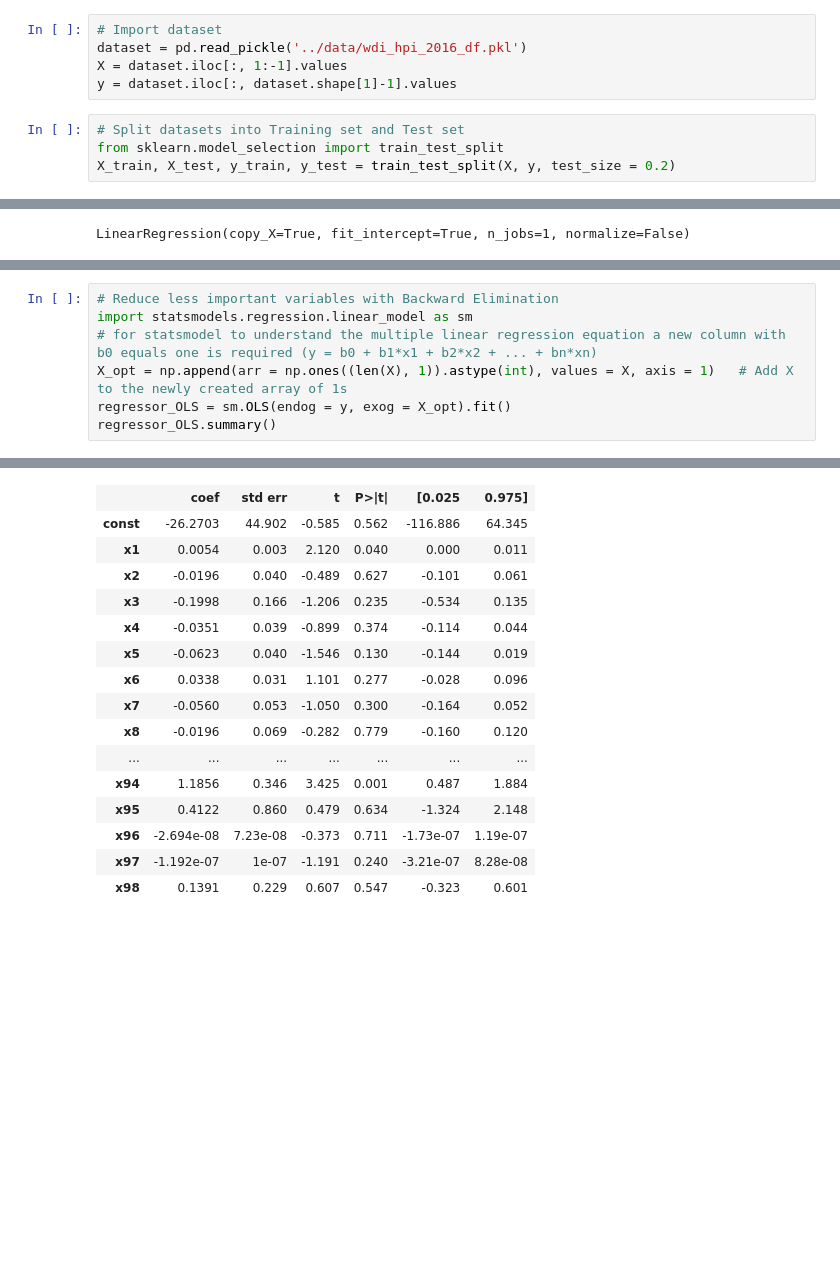
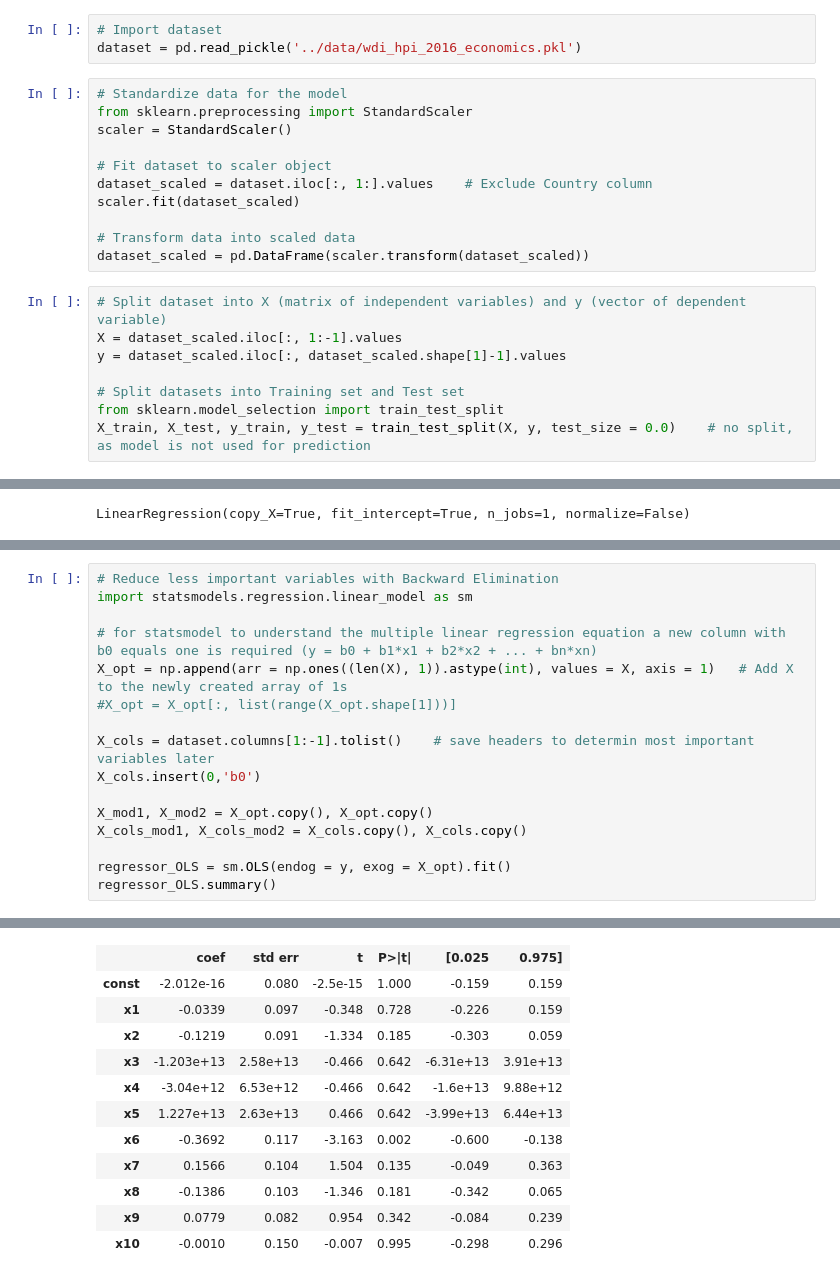
Before and after one commit to MaxMaelicke/WDI_HPI_blog_post, a Jupyter notebook: jupyter_notebooks/Multiple Linear Regression.ipynb, the cells around one changed output, grey strips where cells are left out. Cells and saved outputs as stored; diff of their text form; blank space fills up the shorter version.

```diff
--- a/jupyter_notebooks/Multiple Linear Regression.ipynb
+++ b/jupyter_notebooks/Multiple Linear Regression.ipynb
@@ -18,13 +18,26 @@ import matplotlib.pyplot as plt
 %matplotlib inline
 # %%
 # Import dataset
-dataset = pd.read_pickle('../data/wdi_hpi_2016_df.pkl')
-X = dataset.iloc[:, 1:-1].values
-y = dataset.iloc[:, dataset.shape[1]-1].values
+dataset = pd.read_pickle('../data/wdi_hpi_2016_economics.pkl')
+# %%
+# Standardize data for the model
+from sklearn.preprocessing import StandardScaler
+scaler = StandardScaler()
+
+# Fit dataset to scaler object
+dataset_scaled = dataset.iloc[:, 1:].values    # Exclude Country column
+scaler.fit(dataset_scaled)
+
+# Transform data into scaled data
+dataset_scaled = pd.DataFrame(scaler.transform(dataset_scaled))
 # %%
+# Split dataset into X (matrix of independent variables) and y (vector of dependent variable)
+X = dataset_scaled.iloc[:, 1:-1].values
+y = dataset_scaled.iloc[:, dataset_scaled.shape[1]-1].values
+
 # Split datasets into Training set and Test set
 from sklearn.model_selection import train_test_split
-X_train, X_test, y_train, y_test = train_test_split(X, y, test_size = 0.2)
+X_train, X_test, y_train, y_test = train_test_split(X, y, test_size = 0.0)    # no split, as model is not used for prediction
 # %%
 # Fit Multiple Linear Regression Model to the Training set
 from sklearn.linear_model import LinearRegression
@@ -38,8 +51,17 @@ y_pred = regressor.predict(X_test)
 # %%
 # Reduce less important variables with Backward Elimination
 import statsmodels.regression.linear_model as sm
+
 # for statsmodel to understand the multiple linear regression equation a new column with b0 equals one is required (y = b0 + b1*x1 + b2*x2 + ... + bn*xn)
 X_opt = np.append(arr = np.ones((len(X), 1)).astype(int), values = X, axis = 1)   # Add X to the newly created array of 1s
+#X_opt = X_opt[:, list(range(X_opt.shape[1]))]
+
+X_cols = dataset.columns[1:-1].tolist()    # save headers to determin most important variables later
+X_cols.insert(0,'b0')
+
+X_mod1, X_mod2 = X_opt.copy(), X_opt.copy()
+X_cols_mod1, X_cols_mod2 = X_cols.copy(), X_cols.copy()
+
 regressor_OLS = sm.OLS(endog = y, exog = X_opt).fit()
 regressor_OLS.summary()
 # %% [output]
@@ -55,17 +77,13 @@ OLS Regression Results
 | Covariance Type: | nonrobust |  |  |
 |  | coef | std err | t | P>|t| | [0.025 | 0.975] |
-| const | -26.2703 | 44.902 | -0.585 | 0.562 | -116.886 | 64.345 |
-| x1 | 0.0054 | 0.003 | 2.120 | 0.040 | 0.000 | 0.011 |
-| x2 | -0.0196 | 0.040 | -0.489 | 0.627 | -0.101 | 0.061 |
-| x3 | -0.1998 | 0.166 | -1.206 | 0.235 | -0.534 | 0.135 |
-| x4 | -0.0351 | 0.039 | -0.899 | 0.374 | -0.114 | 0.044 |
-| x5 | -0.0623 | 0.040 | -1.546 | 0.130 | -0.144 | 0.019 |
-| x6 | 0.0338 | 0.031 | 1.101 | 0.277 | -0.028 | 0.096 |
-| x7 | -0.0560 | 0.053 | -1.050 | 0.300 | -0.164 | 0.052 |
-| x8 | -0.0196 | 0.069 | -0.282 | 0.779 | -0.160 | 0.120 |
-| ... | ... | ... | ... | ... | ... | ... |
-| x94 | 1.1856 | 0.346 | 3.425 | 0.001 | 0.487 | 1.884 |
-| x95 | 0.4122 | 0.860 | 0.479 | 0.634 | -1.324 | 2.148 |
-| x96 | -2.694e-08 | 7.23e-08 | -0.373 | 0.711 | -1.73e-07 | 1.19e-07 |
-| x97 | -1.192e-07 | 1e-07 | -1.191 | 0.240 | -3.21e-07 | 8.28e-08 |
-| x98 | 0.1391 | 0.229 | 0.607 | 0.547 | -0.323 | 0.601 |
+| const | -2.012e-16 | 0.080 | -2.5e-15 | 1.000 | -0.159 | 0.159 |
+| x1 | -0.0339 | 0.097 | -0.348 | 0.728 | -0.226 | 0.159 |
+| x2 | -0.1219 | 0.091 | -1.334 | 0.185 | -0.303 | 0.059 |
+| x3 | -1.203e+13 | 2.58e+13 | -0.466 | 0.642 | -6.31e+13 | 3.91e+13 |
+| x4 | -3.04e+12 | 6.53e+12 | -0.466 | 0.642 | -1.6e+13 | 9.88e+12 |
+| x5 | 1.227e+13 | 2.63e+13 | 0.466 | 0.642 | -3.99e+13 | 6.44e+13 |
+| x6 | -0.3692 | 0.117 | -3.163 | 0.002 | -0.600 | -0.138 |
+| x7 | 0.1566 | 0.104 | 1.504 | 0.135 | -0.049 | 0.363 |
+| x8 | -0.1386 | 0.103 | -1.346 | 0.181 | -0.342 | 0.065 |
+| x9 | 0.0779 | 0.082 | 0.954 | 0.342 | -0.084 | 0.239 |
+| x10 | -0.0010 | 0.150 | -0.007 | 0.995 | -0.298 | 0.296 |
```
Also changed, not shown: parts of 9 cells of this notebook, 8 other files.
